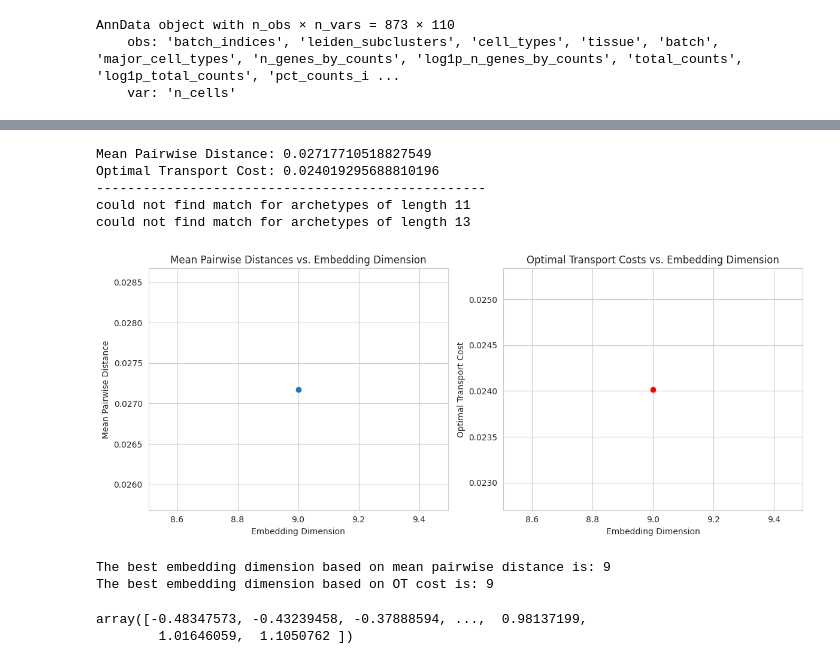
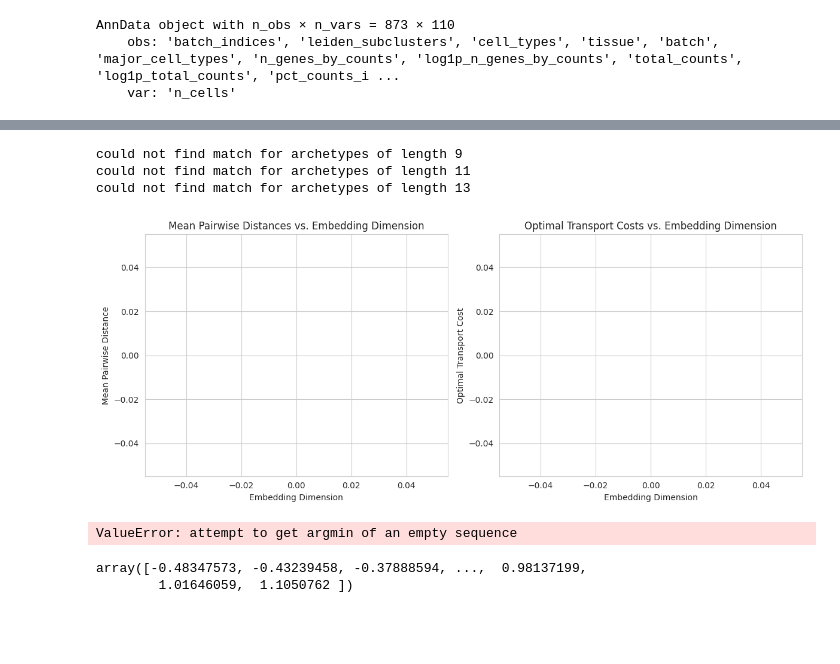
Before and after one commit to reformist/Mapping-scRNA-seq-Variability-Using-Co-Embedding-to-Understand-Cell-Neighborhood-Effects, a Jupyter notebook: CITE-seq_RNA_seq/archetype_generation.ipynb, the cells around one changed output, grey strips where cells are left out. Cells and saved outputs as stored; diff of their text form; code cells hidden in the pictures; blank space fills up the shorter version.

Commit message:
add a matching archetypes process

```diff
--- a/CITE-seq_RNA_seq/archetype_generation.ipynb
+++ b/CITE-seq_RNA_seq/archetype_generation.ipynb
@@ -217,10 +218,14 @@ NameError: name 'weights_prot' is not defined
 # send this for gene and protein as well as matching arrays over slack
 # loop over prot and rna archetypes and get  weights for each loop over the archetypes
 major_cell_types_list = sorted(list(set(adata_prot.obs['major_cell_types'])))
+major_cell_types_amount_prot = [adata_prot.obs['major_cell_types'].value_counts()[cell_type] for cell_type in major_cell_types_list]
+major_cell_types_amount_rna = [adata_rna.obs['major_cell_types'].value_counts()[cell_type] for cell_type in major_cell_types_list]
 assert set(adata_rna.obs['major_cell_types']) == set(adata_prot.obs['major_cell_types'])
 archetypes_prot_proportions,archetypes_ran_proportions = [],[]
+
 # weights_prot = get_cell_representations_as_archetypes(adata_prot.obsm['X_pca'], archetype_list_protein[0])
 # weights_rna = get_cell_representations_as_archetypes(adata_rna.obsm['X_pca'], archetype_list_rna[0])
+archetype_proportion_list = []
 
 for archetypes_prot,archetypes_rna in zip(archetype_list_protein, archetype_list_rna):
     weights_prot = get_cell_representations_as_archetypes_cvxpy(adata_prot.obsm['X_pca'], archetypes_prot)
@@ -230,10 +235,8 @@ for archetypes_prot,archetypes_rna in zip(archetype_list_protein, archetype_list
     prot_arch_prop = pd.DataFrame(np.zeros((archetype_num, len(major_cell_types_list))),columns=major_cell_types_list)
     rna_arch_prop = pd.DataFrame(np.zeros((archetype_num, len(major_cell_types_list))),columns=major_cell_types_list)
     archetype_cell_proportions = np.zeros((archetype_num, len(major_cell_types_list)))
-    print(weights_prot.shape)
     row_argmax_prot = np.argmax(weights_prot, axis=1)
     row_argmax_rna = np.argmax(weights_rna, axis=1)
-    archetype_proportion_list = []
     for curr_archetype in range(archetype_num):
         df_rna=pd.DataFrame([weights_prot[:,curr_archetype],adata_rna.obs['major_cell_types'].values],index=['weight','major_cell_types']).T
         df_prot=pd.DataFrame([weights_rna[:,curr_archetype],adata_prot.obs['major_cell_types'].values],index=['weight','major_cell_types']).T
@@ -245,9 +248,16 @@ for archetypes_prot,archetypes_rna in zip(archetype_list_protein, archetype_list
         # cells_idx_belong_to_curr_archetype_prot = np.where(row_argmax_prot==curr_archetype)
         # archetype_proportion_rna = adata_rna[cells_idx_belong_to_curr_archetype_rna].obs['major_cell_types'].value_counts().to_dict()
         # archetype_proportion_prot = adata_prot[cells_idx_belong_to_curr_archetype_prot].obs['major_cell_types'].value_counts().to_dict()
-        rna_arch_prop.loc[curr_archetype,:] =df_rna.values
-        prot_arch_prop.loc[curr_archetype,:] =df_prot.values
+        # normalize by the amount of major cell types
+        rna_arch_prop.loc[curr_archetype,:] =df_rna.values/major_cell_types_amount_rna
+        prot_arch_prop.loc[curr_archetype,:] =df_prot.values/major_cell_types_amount_prot
 
     # rna_arch_prop.loc[curr_archetype] = rna_arch_prop.loc[curr_archetype] / rna_arch_prop.loc[curr_archetype].sum()
-    archetype_proportion_list.append([prot_arch_prop,rna_arch_prop])
+    print('asd')
+    prot_arch_prop = (prot_arch_prop.T / prot_arch_prop.sum(1)).T
+    prot_arch_prop = prot_arch_prop / prot_arch_prop.sum(0)
+    rna_arch_prop = (rna_arch_prop.T / rna_arch_prop.sum(1)).T
+    rna_arch_prop = rna_arch_prop / rna_arch_prop.sum(0)
+
+    archetype_proportion_list.append([prot_arch_prop.copy(),rna_arch_prop.copy()])
 # %% [output]
@@ -271,7 +501,7 @@ ot_costs = []
 # Number of samples in your datasets
 
 # Loop over each embedding dimension
-for archetypes_prot,archetypes_ran in zip(archetype_list_protein, archetype_list_rna):
+for archetypes_prot,archetypes_ran in (archetype_proportion_list):
     try:
         ds1_embeddings = get_cell_representations_as_archetypes(adata_prot.obsm['X_pca'], archetypes_prot)
         ds2_embeddings = get_cell_representations_as_archetypes(adata_rna.obsm['X_pca'], archetypes_ran)
@@ -320,39 +550,36 @@ for archetypes_prot,archetypes_ran in zip(archetype_list_protein, archetype_list
 # Step 5: Compare Embedding Spaces
 # Plotting the results
 plt.figure(figsize=(12, 5))
 
 plt.subplot(1, 2, 1)
 plt.plot(embedding_dimensions, mean_pairwise_distances, marker='o')
 plt.title('Mean Pairwise Distances vs. Embedding Dimension')
 plt.xlabel('Embedding Dimension')
 plt.ylabel('Mean Pairwise Distance')
 
 plt.subplot(1, 2, 2)
 plt.plot(embedding_dimensions, ot_costs, marker='o', color='red')
 plt.title('Optimal Transport Costs vs. Embedding Dimension')
 plt.xlabel('Embedding Dimension')
 plt.ylabel('Optimal Transport Cost')
 
 plt.tight_layout()
 plt.show()
 
 # Identify the best embedding space
 best_dimension_index = np.argmin(mean_pairwise_distances)
 best_embedding_dimension = embedding_dimensions[best_dimension_index]
 print(f"The best embedding dimension based on mean pairwise distance is: {best_embedding_dimension}")
 
 best_ot_index = np.argmin(ot_costs)
 best_ot_dimension = embedding_dimensions[best_ot_index]
 print(f"The best embedding dimension based on OT cost is: {best_ot_dimension}")
 # %% [output]
-Mean Pairwise Distance: 0.02717710518827549
-Optimal Transport Cost: 0.024019295688810196
---------------------------------------------------
+could not find match for archetypes of length 9
 could not find match for archetypes of length 11
 could not find match for archetypes of length 13
-[figure, old version]
+[figure, new version]
-The best embedding dimension based on mean pairwise distance is: 9
-The best embedding dimension based on OT cost is: 9
+ValueError: attempt to get argmin of an empty sequence
 # %%
 # np.unique(get_cell_representations_as_archetypes_cvxpy(adata_prot.obsm['X_pca'], archetypes_prot))
 np.unique(get_cell_representations_as_archetypes_cvxpy(adata_prot.obsm['X_pca'], archetypes_prot))
```
Also changed, not shown: parts of 12 cells of this notebook, 1 other file.
